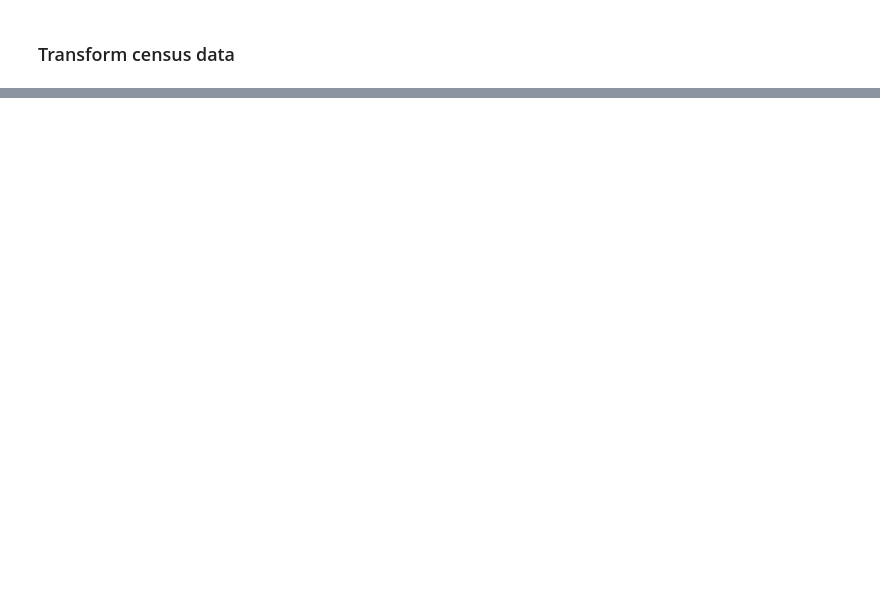
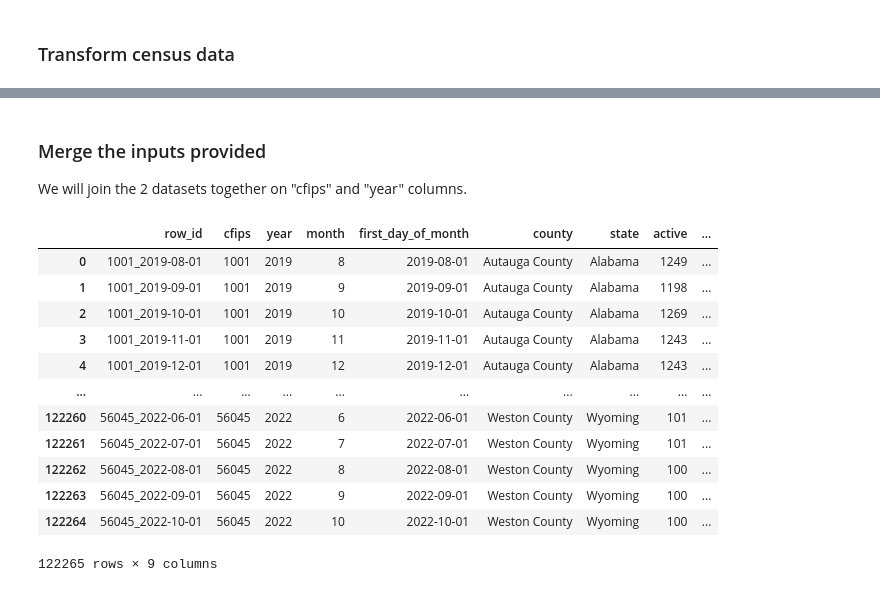
Before and after one commit to divergent96/godaddy_hackathon, a Jupyter notebook: data-processing-and-eda.ipynb, the cells around one changed output, grey strips where cells are left out. Cells and saved outputs as stored; diff of their text form; code cells hidden in the pictures; blank space fills up the shorter version.

Commit message:
Data cleanup and training masterdata creation

```diff
--- a/data-processing-and-eda.ipynb
+++ b/data-processing-and-eda.ipynb
@@ -124,0 +299,13 @@ Might make more sense to keep datasets seperate for EDA, but lets see
+# %%
+# Extract the year from dates
+train_base['first_day_of_month'] = pd.to_datetime(train_base['first_day_of_month'])
+
+# Extracting important numbers from date
+train_base['year'] = train_base['first_day_of_month'].dt.year
+train_base['month'] = train_base['first_day_of_month'].dt.month
+
+# Reorder columns
+reorder_cols = ('row_id', 'cfips', 'year', 'month', 'first_day_of_month', 'county', 'state', 'active', 'microbusiness_density')
+train_base = train_base.loc[:,reorder_cols]
+
+train_base.head()
@@ -124,0 +323,20 @@ Might make more sense to keep datasets seperate for EDA, but lets see
+# %% [markdown]
+### Merge the inputs provided
+
+We will join the 2 datasets together on "cfips" and "year" columns.
+# %%
+train_base
+# %% [output]
+|  | row_id | cfips | year | month | first_day_of_month | county | state | active | ... |
+| 0 | 1001_2019-08-01 | 1001 | 2019 | 8 | 2019-08-01 | Autauga County | Alabama | 1249 | ... |
+| 1 | 1001_2019-09-01 | 1001 | 2019 | 9 | 2019-09-01 | Autauga County | Alabama | 1198 | ... |
+| 2 | 1001_2019-10-01 | 1001 | 2019 | 10 | 2019-10-01 | Autauga County | Alabama | 1269 | ... |
+| 3 | 1001_2019-11-01 | 1001 | 2019 | 11 | 2019-11-01 | Autauga County | Alabama | 1243 | ... |
+| 4 | 1001_2019-12-01 | 1001 | 2019 | 12 | 2019-12-01 | Autauga County | Alabama | 1243 | ... |
+| ... | ... | ... | ... | ... | ... | ... | ... | ... | ... |
+| 122260 | 56045_2022-06-01 | 56045 | 2022 | 6 | 2022-06-01 | Weston County | Wyoming | 101 | ... |
+| 122261 | 56045_2022-07-01 | 56045 | 2022 | 7 | 2022-07-01 | Weston County | Wyoming | 101 | ... |
+| 122262 | 56045_2022-08-01 | 56045 | 2022 | 8 | 2022-08-01 | Weston County | Wyoming | 100 | ... |
+| 122263 | 56045_2022-09-01 | 56045 | 2022 | 9 | 2022-09-01 | Weston County | Wyoming | 100 | ... |
+| 122264 | 56045_2022-10-01 | 56045 | 2022 | 10 | 2022-10-01 | Weston County | Wyoming | 100 | ... |
+122265 rows × 9 columns
```
Also changed, not shown: parts of 18 cells of this notebook.
